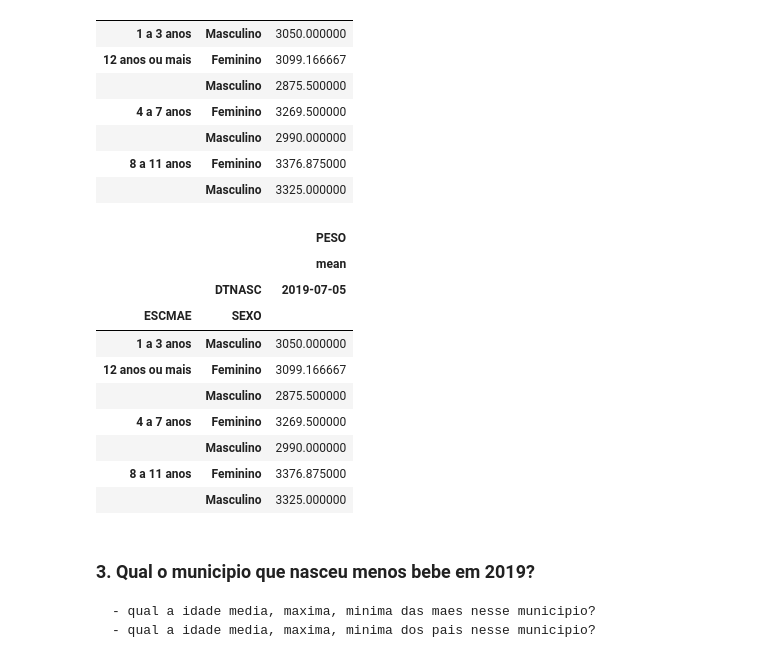
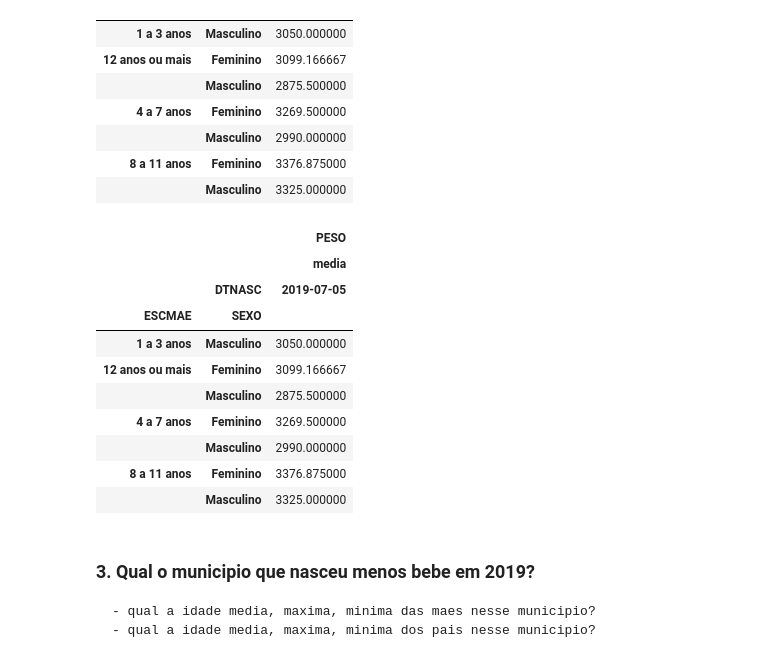
Before and after one commit to RobertoAntoniassi/Modulo-9---Tarefa-01, a Jupyter notebook: Mod9Tarefa1.ipynb, the cells around one changed output. Saved outputs shown, nothing was run; the diff lists cells and outputs as text; code cells hidden in the pictures.

```diff
--- a/Mod9Tarefa1.ipynb
+++ b/Mod9Tarefa1.ipynb
@@ -79,15 +77,15 @@ sinasc_0507
 | 8 a 11 anos | Feminino | 3376.875000 |
 |  | Masculino | 3325.000000 |
 # %%
-data_nasc = sinasc_data['DTNASC'][sinasc_data['DTNASC']=='2019-07-05']
+sinasc_datanasc = sinasc_data['DTNASC'][sinasc_data['DTNASC']=='2019-07-05']
 # %%
 sinasc_data.pivot_table(values = ['PESO'],
                      index = ['ESCMAE', 'SEXO'],
-                     columns = data_nasc,
-                     aggfunc ={'PESO':['mean']})
+                     columns = sinasc_datanasc,
+                     aggfunc ={'PESO':[('media','mean')]})
 # %% [output]
 |  |  | PESO |
-|  |  | mean |
+|  |  | media |
 |  | DTNASC | 2019-07-05 |
 | ESCMAE | SEXO |  |
 | 1 a 3 anos | Masculino | 3050.000000 |
```
Also changed, not shown: parts of 4 cells of this notebook.
